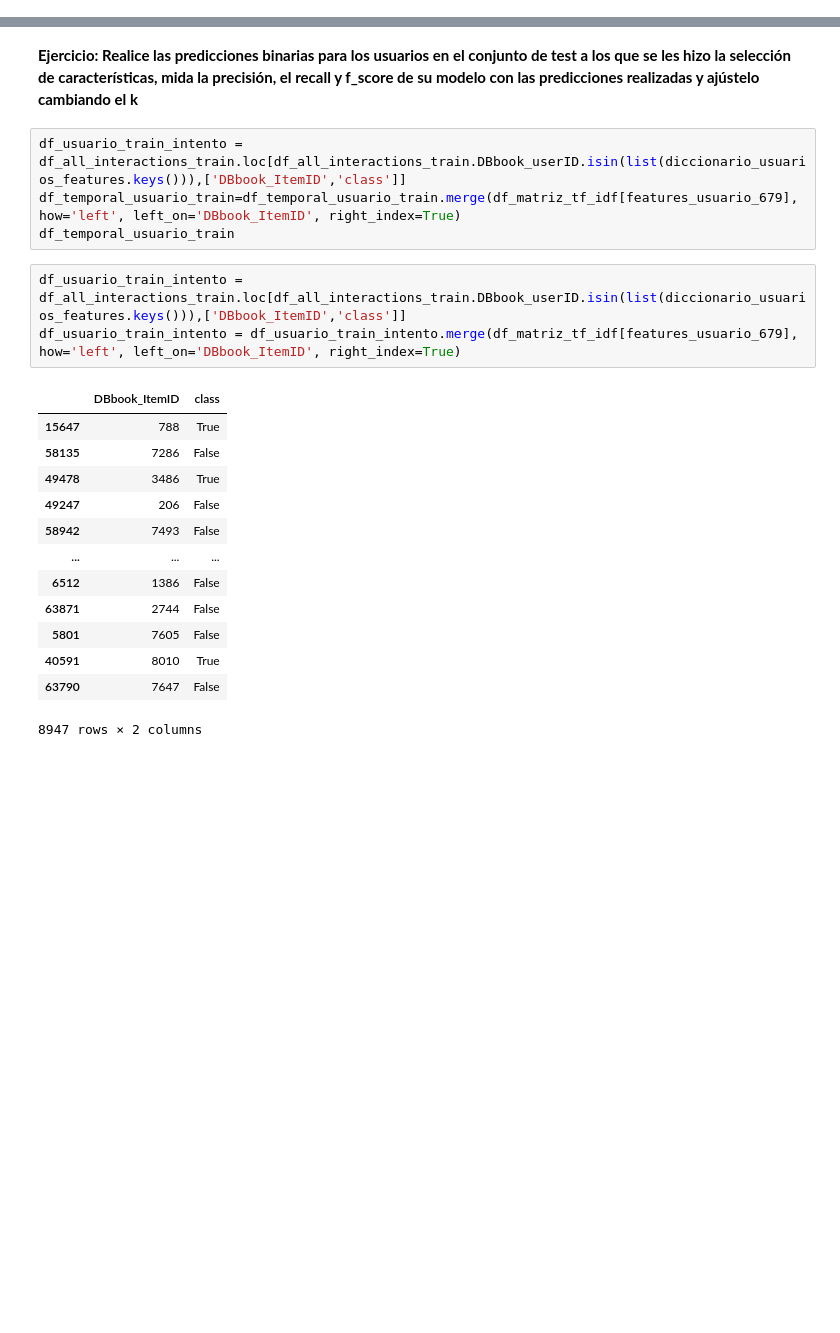
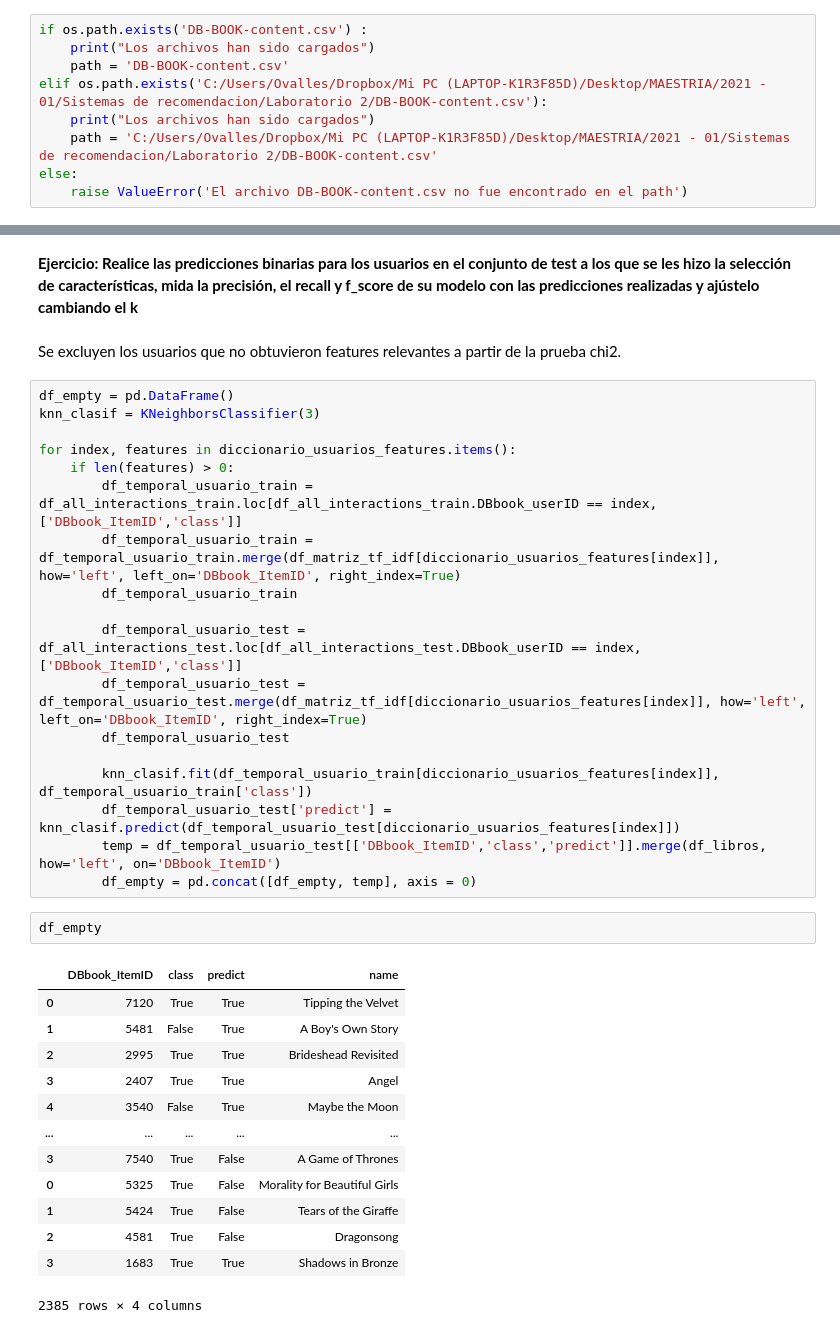
Before and after one commit to CristianMorenoMo/sistemas_recomendacion, a Jupyter notebook: laboratorio_2/MINE_4201_Laboratorio_2_Filtrado_por_contenido.ipynb, the cells around one changed output, grey strips where cells are left out. Saved outputs shown, nothing was run; the diff lists cells and outputs as text; blank space fills up the shorter version.

```diff
--- a/laboratorio_2/MINE_4201_Laboratorio_2_Filtrado_por_contenido.ipynb
+++ b/laboratorio_2/MINE_4201_Laboratorio_2_Filtrado_por_contenido.ipynb
@@ -54,0 +48,9 @@ Los archivos han sido cargados
+# %%
+if os.path.exists('DB-BOOK-content.csv') :
+    print("Los archivos han sido cargados")
+    path = 'DB-BOOK-content.csv'
+elif os.path.exists('C:/Users/Ovalles/Dropbox/Mi PC (LAPTOP-K1R3F85D)/Desktop/MAESTRIA/2021 - 01/Sistemas de recomendacion/Laboratorio 2/DB-BOOK-content.csv'):
+    print("Los archivos han sido cargados")
+    path = 'C:/Users/Ovalles/Dropbox/Mi PC (LAPTOP-K1R3F85D)/Desktop/MAESTRIA/2021 - 01/Sistemas de recomendacion/Laboratorio 2/DB-BOOK-content.csv'
+else:
+    raise ValueError('El archivo DB-BOOK-content.csv no fue encontrado en el path')
@@ -977,24 +1007,39 @@ precision_recall_fscore_support(df_temporal_usuario_test['class'],df_temporal_us
 (1.0, 0.25, 0.4, None)
 # %% [markdown]
 **Ejercicio: Realice las predicciones binarias para los usuarios en el conjunto de test a los que se les hizo la selección de características, mida la precisión, el recall y f_score de su modelo con las predicciones realizadas y ajústelo cambiando el k**
-# %%
-df_usuario_train_intento = df_all_interactions_train.loc[df_all_interactions_train.DBbook_userID.isin(list(diccionario_usuarios_features.keys())),['DBbook_ItemID','class']]
-df_temporal_usuario_train=df_temporal_usuario_train.merge(df_matriz_tf_idf[features_usuario_679], how='left', left_on='DBbook_ItemID', right_index=True)
-df_temporal_usuario_train
-# %%
-df_usuario_train_intento = df_all_interactions_train.loc[df_all_interactions_train.DBbook_userID.isin(list(diccionario_usuarios_features.keys())),['DBbook_ItemID','class']]
-df_usuario_train_intento = df_usuario_train_intento.merge(df_matriz_tf_idf[features_usuario_679], how='left', left_on='DBbook_ItemID', right_index=True)
-# %% [output]
-|  | DBbook_ItemID | class |
-| 15647 | 788 | True |
-| 58135 | 7286 | False |
-| 49478 | 3486 | True |
-| 49247 | 206 | False |
-| 58942 | 7493 | False |
-| ... | ... | ... |
-| 6512 | 1386 | False |
-| 63871 | 2744 | False |
-| 5801 | 7605 | False |
-| 40591 | 8010 | True |
-| 63790 | 7647 | False |
-8947 rows × 2 columns
+# %% [markdown]
+Se excluyen los usuarios que no obtuvieron features relevantes a partir de la prueba chi2.
+# %%
+df_empty = pd.DataFrame()
+knn_clasif = KNeighborsClassifier(3)
+
+for index, features in diccionario_usuarios_features.items():
+    if len(features) > 0:
+        df_temporal_usuario_train = df_all_interactions_train.loc[df_all_interactions_train.DBbook_userID == index,['DBbook_ItemID','class']]
+        df_temporal_usuario_train = df_temporal_usuario_train.merge(df_matriz_tf_idf[diccionario_usuarios_features[index]], how='left', left_on='DBbook_ItemID', right_index=True)
+        df_temporal_usuario_train
+
+        df_temporal_usuario_test = df_all_interactions_test.loc[df_all_interactions_test.DBbook_userID == index,['DBbook_ItemID','class']]
+        df_temporal_usuario_test = df_temporal_usuario_test.merge(df_matriz_tf_idf[diccionario_usuarios_features[index]], how='left', left_on='DBbook_ItemID', right_index=True)
+        df_temporal_usuario_test
+
+        knn_clasif.fit(df_temporal_usuario_train[diccionario_usuarios_features[index]], df_temporal_usuario_train['class'])
+        df_temporal_usuario_test['predict'] = knn_clasif.predict(df_temporal_usuario_test[diccionario_usuarios_features[index]])
+        temp = df_temporal_usuario_test[['DBbook_ItemID','class','predict']].merge(df_libros, how='left', on='DBbook_ItemID')
+        df_empty = pd.concat([df_empty, temp], axis = 0)
+# %%
+df_empty
+# %% [output]
+|  | DBbook_ItemID | class | predict | name |
+| 0 | 7120 | True | True | Tipping the Velvet |
+| 1 | 5481 | False | True | A Boy's Own Story |
+| 2 | 2995 | True | True | Brideshead Revisited |
+| 3 | 2407 | True | True | Angel |
+| 4 | 3540 | False | True | Maybe the Moon |
+| ... | ... | ... | ... | ... |
+| 3 | 7540 | True | False | A Game of Thrones |
+| 0 | 5325 | True | False | Morality for Beautiful Girls |
+| 1 | 5424 | True | False | Tears of the Giraffe |
+| 2 | 4581 | True | False | Dragonsong |
+| 3 | 1683 | True | True | Shadows in Bronze |
+2385 rows × 4 columns
```
Also changed, not shown: parts of 14 cells of this notebook.
